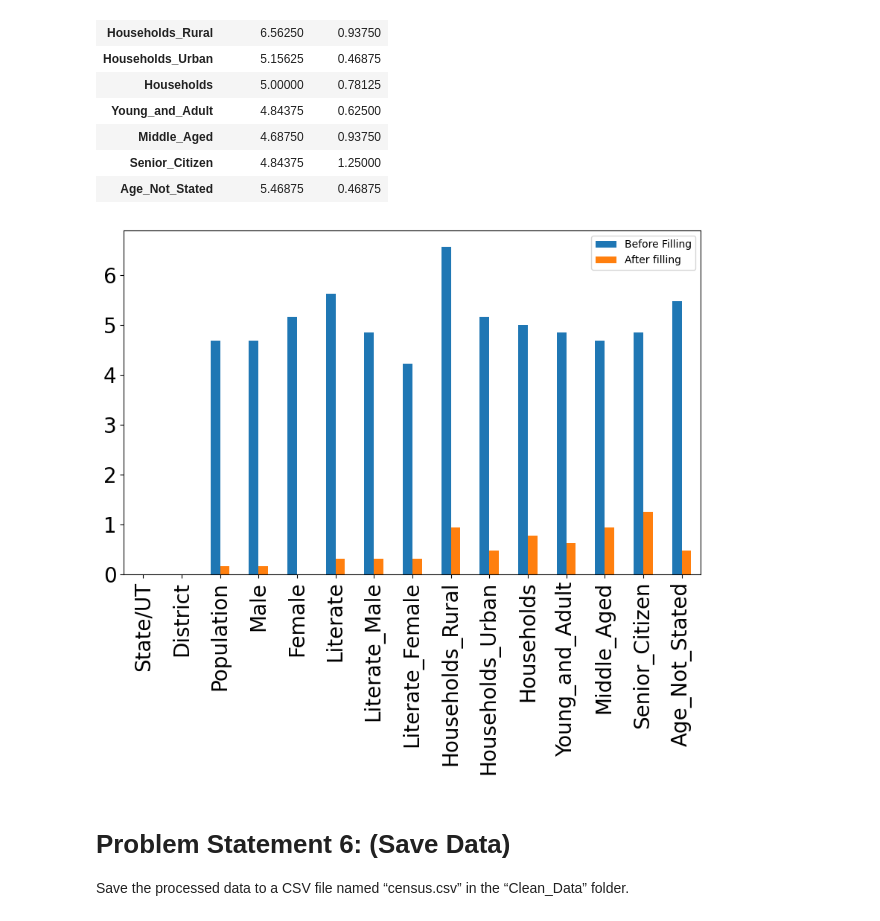
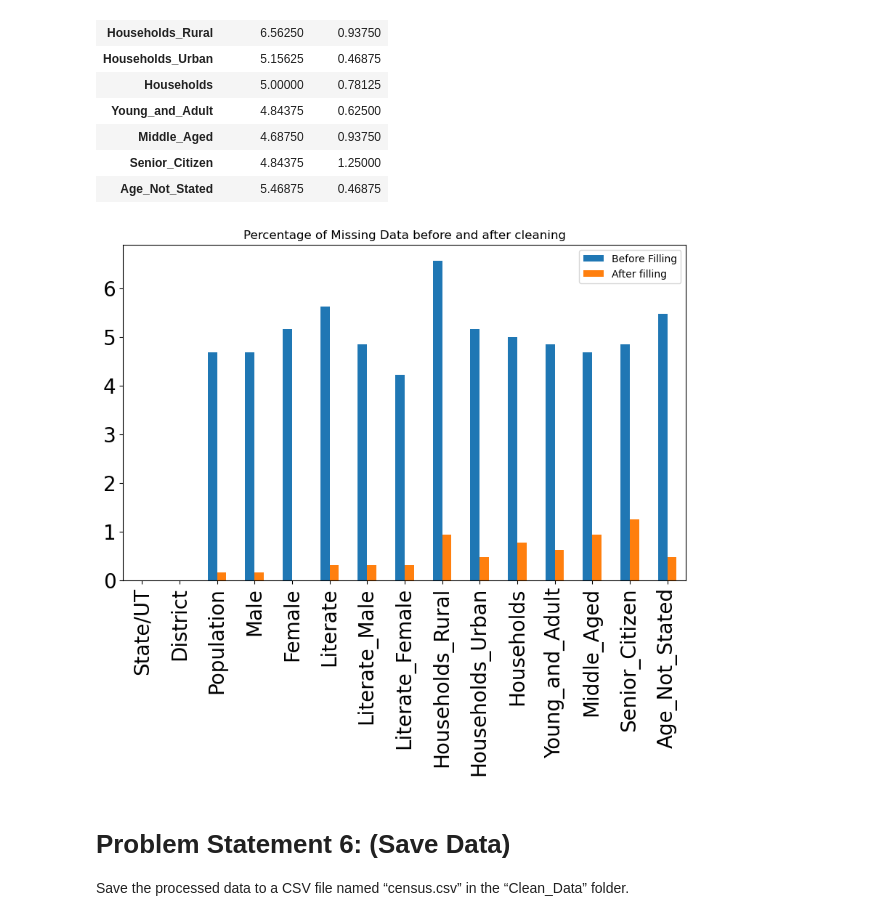
Before and after one commit to LokeshKumar4/Analysis_Census_healthcare, a Jupyter notebook: project1.ipynb, the cells around one changed output. Cells and saved outputs as stored; diff of their text form; code cells hidden in the pictures.

```diff
--- a/project1.ipynb
+++ b/project1.ipynb
@@ -152,5 +169,9 @@ df2=df1.rename({"State name":"State/UT",
            "Age not stated":"Age_Not_Stated"
 },axis=1)
 # %%
-df2
+#Finding percentage of missing values
+missing_value={}
+for i in  df2.columns:
+    missing_value[i]=(df2[i].isna().sum())/len(df2[i])*100
+missing_value
 # %% [output]
@@ -333,9 +356,3 @@ df5
 | 638 | Andaman And Nicobar Islands | North AND Middle Andaman | 105597.0 | 54861.0 | 50736.0 | 78683.0 | 43186.0 | 35497.0 | ... |
 | 639 | Andaman And Nicobar Islands | South Andaman | NaN | 127283.0 | 110859.0 | 190266.0 | 105794.0 | 84472.0 | ... |
 640 rows × 15 columns
-# %%
-#Finding percentage of missing values
-missing_value={}
-for i in  df5.columns:
-    missing_value[i]=(df5[i].isna().sum())/len(df5[i])*100
-missing_value
@@ -729,12 +750,12 @@ p
 | Age_Not_Stated | 5.46875 | 0.46875 |
 # %%
 
-res = p.plot(kind='bar',figsize=(10, 6), fontsize=20).get_figure()
+res = p.plot(kind='bar',figsize=(10, 6), fontsize=20 ,title="Percentage of Missing Data before and after cleaning").get_figure()
 
 # Save figure
 res.savefig('plot.png')
 # %% [output]
-[figure, old version]
+[figure, new version]
 # %% [markdown]
 # Problem Statement 6: (Save Data)
 Save the processed data to a CSV file named “census.csv” in the “Clean_Data” folder.
```
Also changed, not shown: parts of 15 cells of this notebook, 3 other files.
